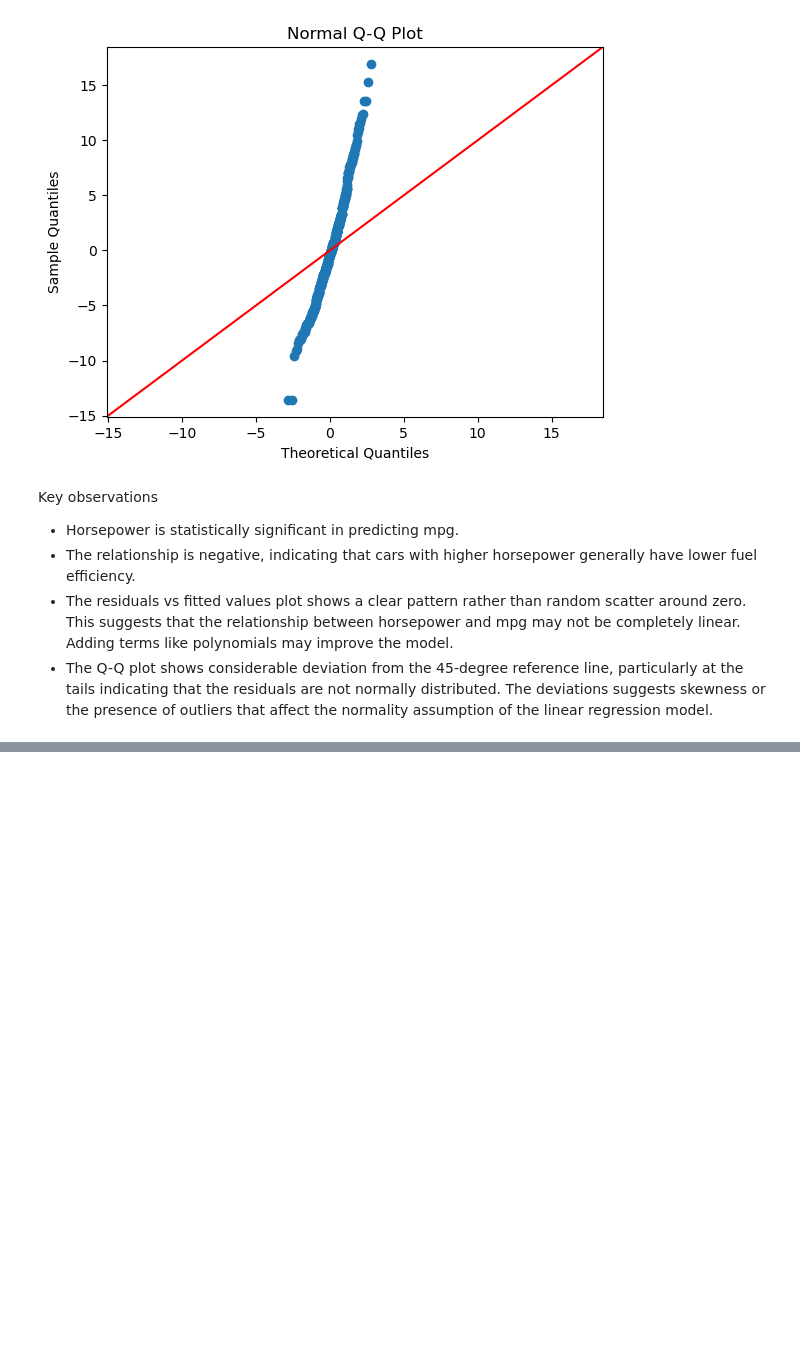
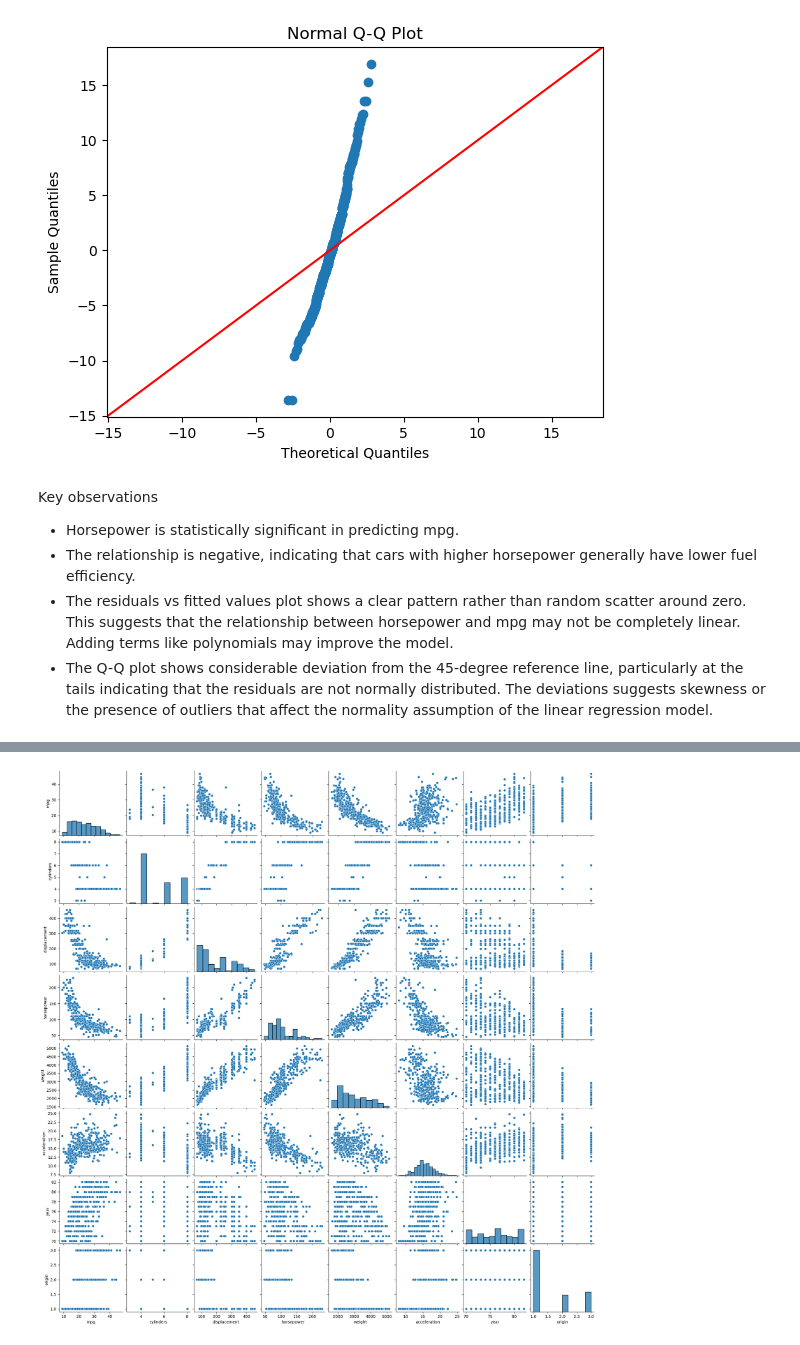
Before and after one commit to sumukha-r/isl-python-solutions, a Jupyter notebook: Chapter03-Linear-Regression/Chapter03-Linear-Regression.ipynb, the cells around one changed output, grey strips where cells are left out. Cells and saved outputs as stored; diff of their text form; code cells hidden in the pictures; blank space fills up the shorter version.

```diff
--- a/Chapter03-Linear-Regression/Chapter03-Linear-Regression.ipynb
+++ b/Chapter03-Linear-Regression/Chapter03-Linear-Regression.ipynb
@@ -164,0 +172,5 @@ Key observations
+# %%
+sns.pairplot(Auto)
+plt.show()
+# %% [output]
+[figure, added]
```
Also changed, not shown: parts of 14 cells of this notebook.
